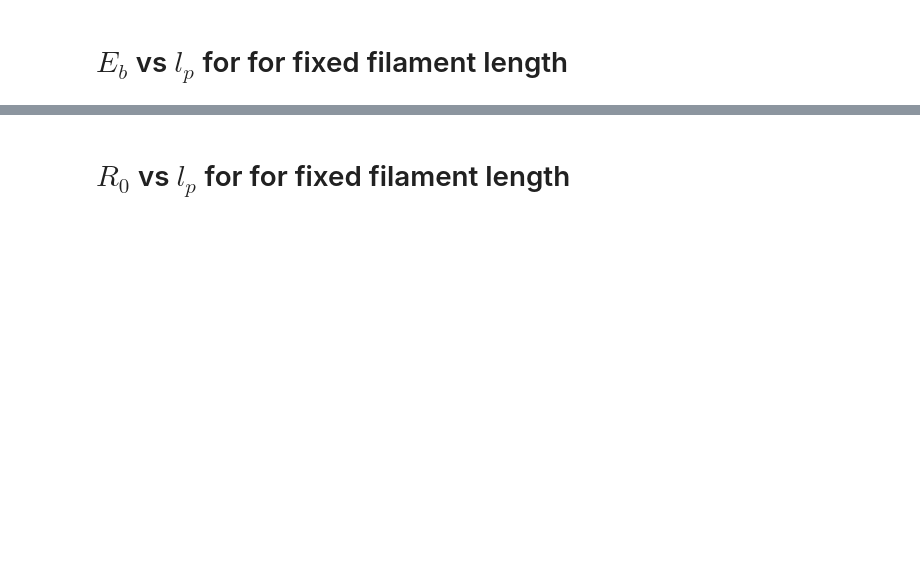
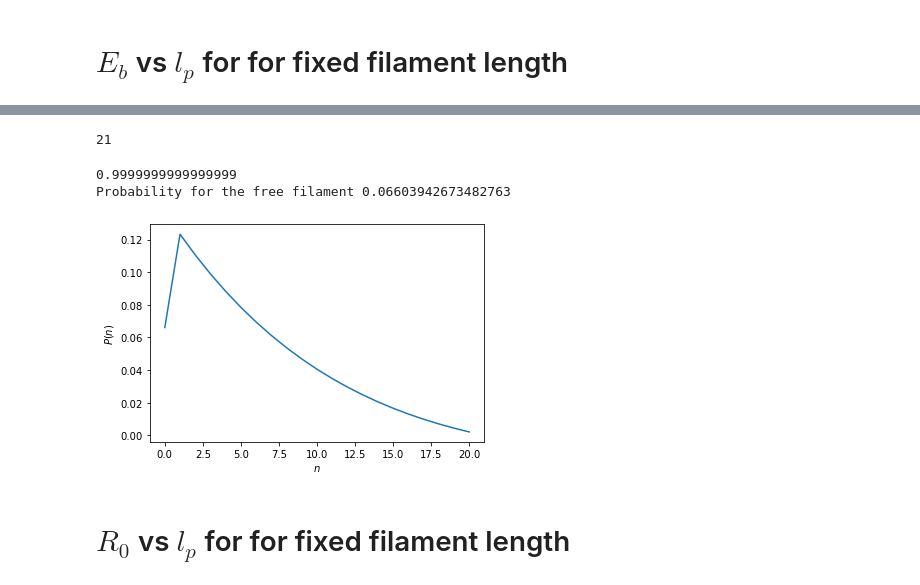
Before and after one commit to absanyal/force-distribution-flat, a Jupyter notebook: jupyter_nbs/FilamentAttachment.ipynb, the cells around one changed output, grey strips where cells are left out. Drawn from its saved outputs; the diff is of its cells as text; code cells hidden in the pictures; blank space fills up the shorter version.

```diff
--- a/jupyter_nbs/FilamentAttachment.ipynb
+++ b/jupyter_nbs/FilamentAttachment.ipynb
@@ -49,3 +71,26 @@ plt.show()
+# %%
+P.shape[2]
+# %% [output]
+21
+# %%
+N=20
+lp=1200
+Eb=-0.2
+R0=100
+_, P = Average_n(N,lp,Eb,R0)
+NN = np.arange(0,N+1)
+p=P.squeeze()
+plt.plot(NN,p)
+plt.xlabel(r'$n$')
+plt.ylabel(r'$P(n)$')
+plt.show
+
+print(np.sum(p))
+print('Probability for the free filament', p[0])
+# %% [output]
+0.9999999999999999
+Probability for the free filament 0.06603942673482763
+[figure, added]
 # %% [markdown]
 # $R_0$ vs $l_p%$ for for fixed filament length
 # %%
```
Also changed, not shown: parts of 23 cells of this notebook.
